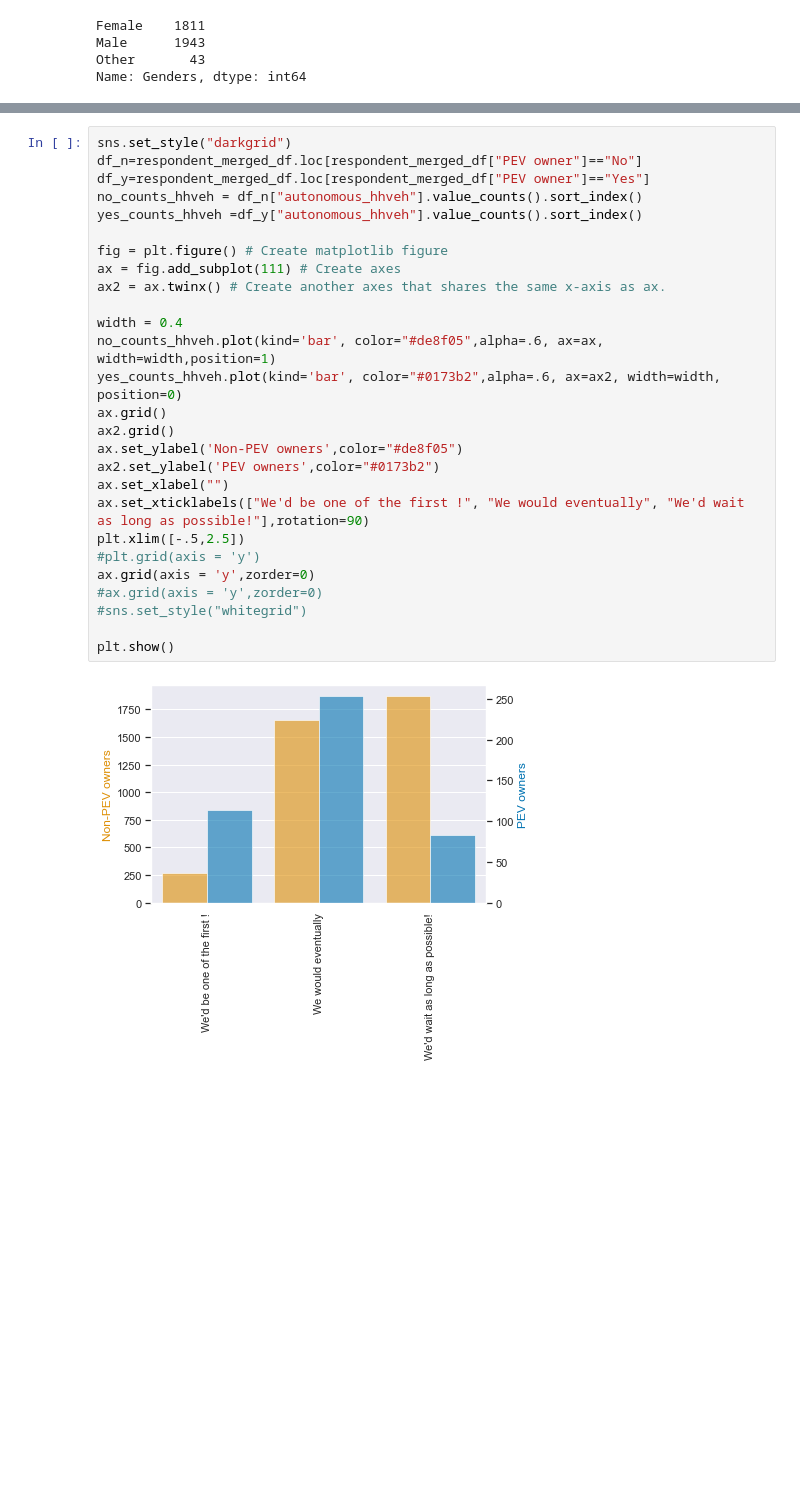
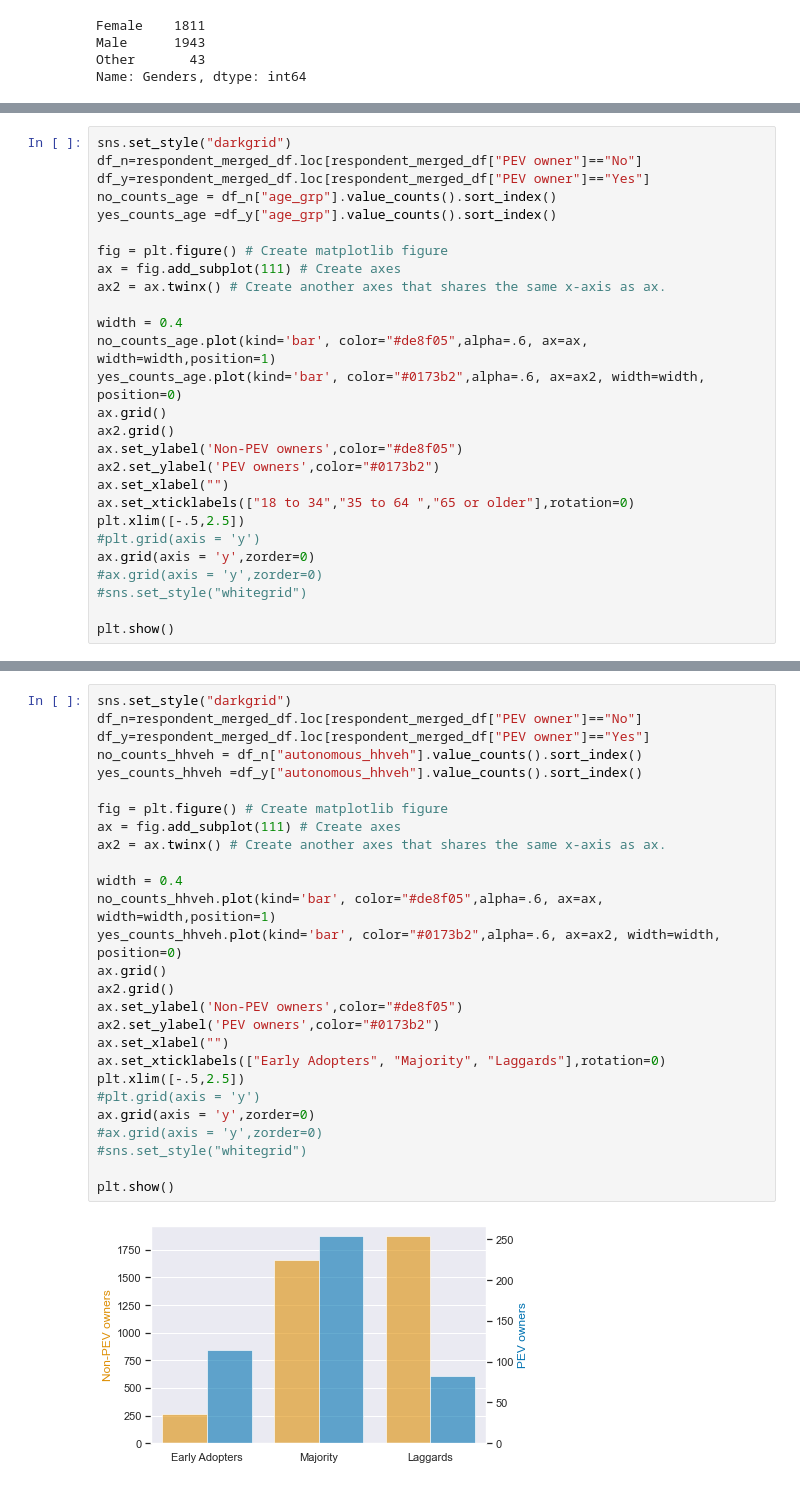
Before and after one commit to RussellShelley/Energy_Analysis, a Jupyter notebook: Visualization/DB_connected_python_vis.ipynb, the cells around one changed output, grey strips where cells are left out. Cells and saved outputs as stored; diff of their text form; blank space fills up the shorter version.

```diff
--- a/Visualization/DB_connected_python_vis.ipynb
+++ b/Visualization/DB_connected_python_vis.ipynb
@@ -593,0 +603,27 @@ Name: Genders, dtype: int64
+# %%
+sns.set_style("darkgrid")
+df_n=respondent_merged_df.loc[respondent_merged_df["PEV owner"]=="No"]
+df_y=respondent_merged_df.loc[respondent_merged_df["PEV owner"]=="Yes"]
+no_counts_age = df_n["age_grp"].value_counts().sort_index()
+yes_counts_age =df_y["age_grp"].value_counts().sort_index()
+
+fig = plt.figure() # Create matplotlib figure
+ax = fig.add_subplot(111) # Create axes
+ax2 = ax.twinx() # Create another axes that shares the same x-axis as ax.
+
+width = 0.4
+no_counts_age.plot(kind='bar', color="#de8f05",alpha=.6, ax=ax, width=width,position=1)
+yes_counts_age.plot(kind='bar', color="#0173b2",alpha=.6, ax=ax2, width=width, position=0)
+ax.grid()
+ax2.grid()
+ax.set_ylabel('Non-PEV owners',color="#de8f05")
+ax2.set_ylabel('PEV owners',color="#0173b2")
+ax.set_xlabel("")
+ax.set_xticklabels(["18 to 34","35 to 64 ","65 or older"],rotation=0)
+plt.xlim([-.5,2.5])
+#plt.grid(axis = 'y')
+ax.grid(axis = 'y',zorder=0)
+#ax.grid(axis = 'y',zorder=0)
+#sns.set_style("whitegrid")
+
+plt.show()
@@ -594,29 +641,29 @@ Name: Genders, dtype: int64
 # %%
 sns.set_style("darkgrid")
 df_n=respondent_merged_df.loc[respondent_merged_df["PEV owner"]=="No"]
 df_y=respondent_merged_df.loc[respondent_merged_df["PEV owner"]=="Yes"]
 no_counts_hhveh = df_n["autonomous_hhveh"].value_counts().sort_index()
 yes_counts_hhveh =df_y["autonomous_hhveh"].value_counts().sort_index()
 
 fig = plt.figure() # Create matplotlib figure
 ax = fig.add_subplot(111) # Create axes
 ax2 = ax.twinx() # Create another axes that shares the same x-axis as ax.
 
 width = 0.4
 no_counts_hhveh.plot(kind='bar', color="#de8f05",alpha=.6, ax=ax, width=width,position=1)
 yes_counts_hhveh.plot(kind='bar', color="#0173b2",alpha=.6, ax=ax2, width=width, position=0)
 ax.grid()
 ax2.grid()
 ax.set_ylabel('Non-PEV owners',color="#de8f05")
 ax2.set_ylabel('PEV owners',color="#0173b2")
 ax.set_xlabel("")
-ax.set_xticklabels(["We'd be one of the first !", "We would eventually", "We'd wait as long as possible!"],rotation=90)
+ax.set_xticklabels(["Early Adopters", "Majority", "Laggards"],rotation=0)
 plt.xlim([-.5,2.5])
 #plt.grid(axis = 'y')
 ax.grid(axis = 'y',zorder=0)
 #ax.grid(axis = 'y',zorder=0)
 #sns.set_style("whitegrid")
 
 plt.show()
 # %% [output]
-[figure, old version]
+[figure, new version]
```
Also changed, not shown: parts of 5 cells of this notebook, 5 other files.
